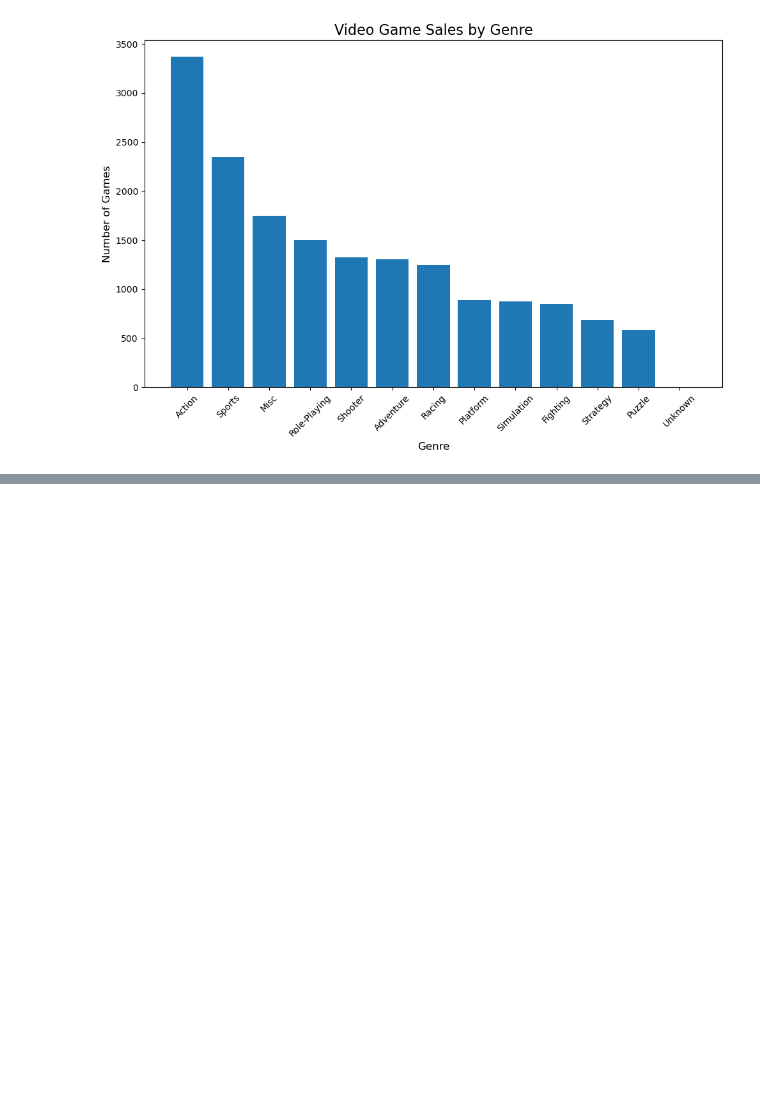
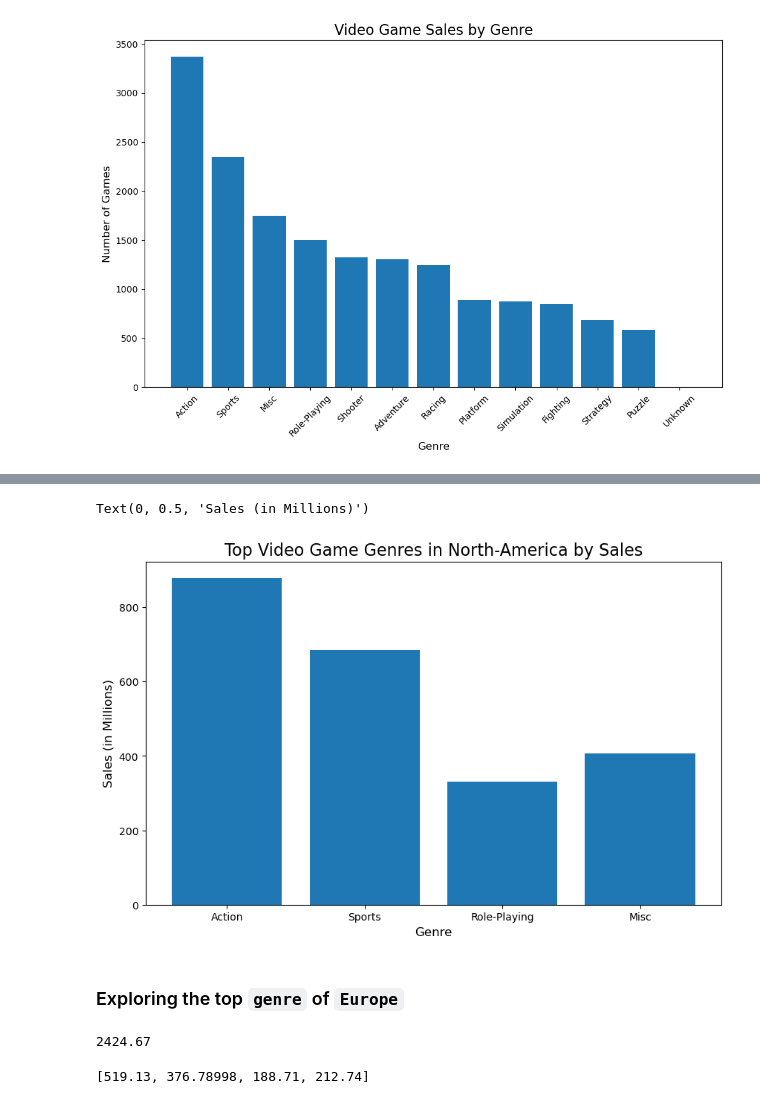
Before and after one commit to farman-khan-space/video-games-sales-EDA-with-numpy-basics, a Jupyter notebook: index.ipynb, the cells around one changed output, grey strips where cells are left out. Cells and saved outputs as stored; diff of their text form; code cells hidden in the pictures; blank space fills up the shorter version.

```diff
--- a/index.ipynb
+++ b/index.ipynb
@@ -134,0 +194,15 @@ plt.show()
+# %%
+#Sports sales
+sports_mask = genre == 'Sports'
+na_sports = na_sales[sports_mask]
+na_sports_sales = na_sports.sum()
+# %%
+#RolePlaying sales
+roleplaying_mask     = genre == 'Role-Playing'
+na_roleplaying       = na_sales[roleplaying_mask]
+na_roleplaying_sales = na_roleplaying.sum()
+# %%
+#misc sales
+misc_mask = genre == 'Misc'
+na_misc = na_sales[misc_mask]
+na_misc_sales = na_misc.sum()
@@ -134,0 +215,17 @@ plt.show()
+# %%
+plt.figure(figsize=(10,6))
+plt.bar(na_top_genre_lables,na_top_genre)
+plt.title('Top Video Game Genres in North-America by Sales', fontsize=16)
+plt.xlabel('Genre', fontsize=12)
+plt.ylabel('Sales (in Millions)', fontsize=12)
+# %% [output]
+Text(0, 0.5, 'Sales (in Millions)')
+[figure, added]
+# %% [markdown]
+### Exploring the top `genre` of `Europe`
+# %%
+#first we have to form a mask of the values in japan
+eu_sales =vgsales_array['eu_sales']
+print(np.sum(eu_sales))
+# %% [output]
+2424.67
@@ -134,0 +252,6 @@ plt.show()
+# %%
+eu_top_genre = [eu_action_sales,eu_sports_sales, eu_roleplaying_sales, eu_misc_sales]
+eu_top_genre_lables = ['Action', 'Sports','Role-Playing','Misc']
+eu_top_genre
+# %% [output]
+[519.13, 376.78998, 188.71, 212.74]
```
Also changed, not shown: parts of 22 cells of this notebook, 1 other file.
